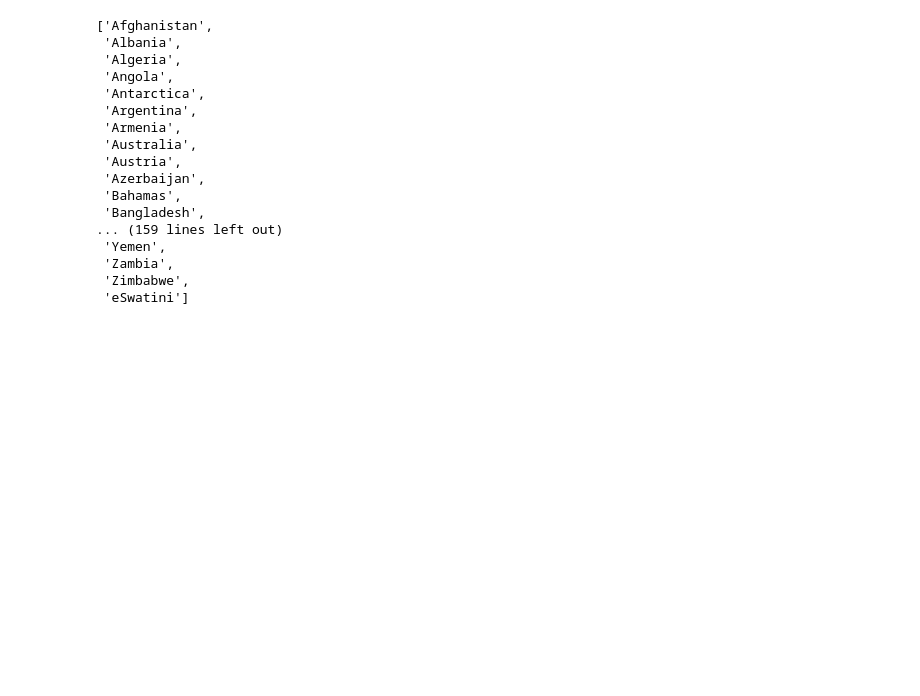
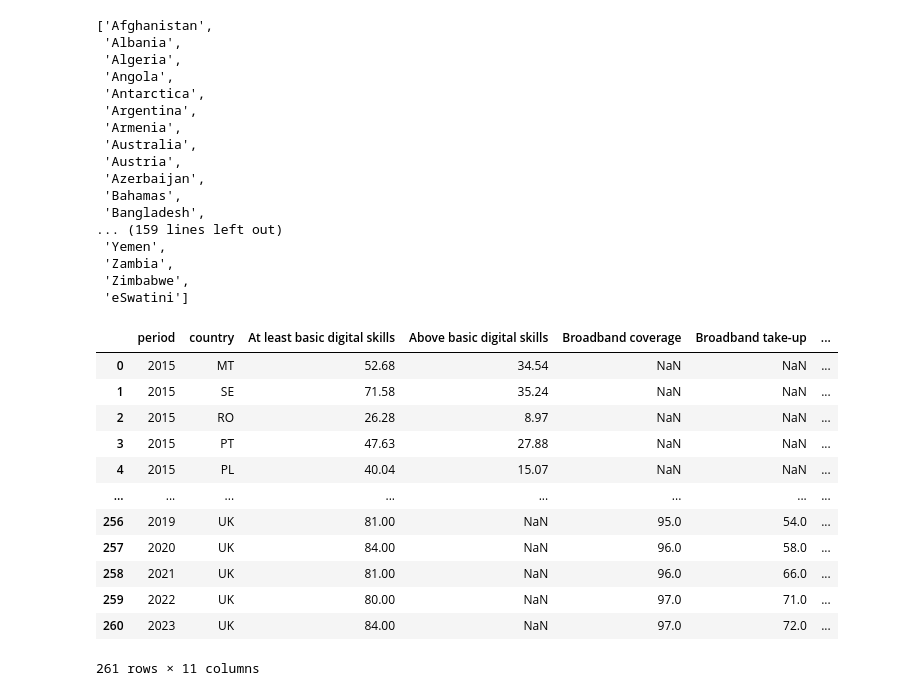
Before and after one commit to p4ku/digital-divide, a Jupyter notebook: apps/digital_skills/data_merge.ipynb, the cells around one changed output. Drawn from its saved outputs; the diff is of its cells as text; code cells hidden in the pictures; blank space fills up the shorter version.

Commit message:
Adding COVID lockdown data

```diff
--- a/apps/digital_skills/data_merge.ipynb
+++ b/apps/digital_skills/data_merge.ipynb
@@ -195,0 +229,29 @@ merged_df['country_name'] = merged_df['country'].apply(lambda x: country_codes[x
+# %%
+from datetime import datetime
+
+gvt_df = pd.read_csv('./data/OxCGRT_simplified_v1.csv')
+gvt_df = gvt_df[['CountryName','CountryCode','Date','StringencyIndex_Average']]
+gvt_df['Date'] = gvt_df['Date'].apply(lambda x: datetime.strptime(str(x),"%Y%m%d"))
+gvt_df.set_index('Date',inplace=True)
+# %%
+gvt_df = pd.DataFrame(gvt_df.groupby('CountryCode')['StringencyIndex_Average'].resample('1y').mean())
+gvt_df.reset_index(inplace=True)
+# %%
+gvt_df['Date'] = gvt_df['Date'].apply(lambda x: int(x.year))
+# %%
+merged_df.reset_index(inplace=True)
+merged_df.merge(gvt_df,right_on=['CountryCode','Date'],left_on=['ISO','period'],how='left')
+# %% [output]
+|  | period | country | At least basic digital skills | Above basic digital skills | Broadband coverage | Broadband take-up | ... |
+| 0 | 2015 | MT | 52.68 | 34.54 | NaN | NaN | ... |
+| 1 | 2015 | SE | 71.58 | 35.24 | NaN | NaN | ... |
+| 2 | 2015 | RO | 26.28 | 8.97 | NaN | NaN | ... |
+| 3 | 2015 | PT | 47.63 | 27.88 | NaN | NaN | ... |
+| 4 | 2015 | PL | 40.04 | 15.07 | NaN | NaN | ... |
+| ... | ... | ... | ... | ... | ... | ... | ... |
+| 256 | 2019 | UK | 81.00 | NaN | 95.0 | 54.0 | ... |
+| 257 | 2020 | UK | 84.00 | NaN | 96.0 | 58.0 | ... |
+| 258 | 2021 | UK | 81.00 | NaN | 96.0 | 66.0 | ... |
+| 259 | 2022 | UK | 80.00 | NaN | 97.0 | 71.0 | ... |
+| 260 | 2023 | UK | 84.00 | NaN | 97.0 | 72.0 | ... |
+261 rows × 11 columns
```
Also changed, not shown: parts of 8 cells of this notebook, 6 other files.
